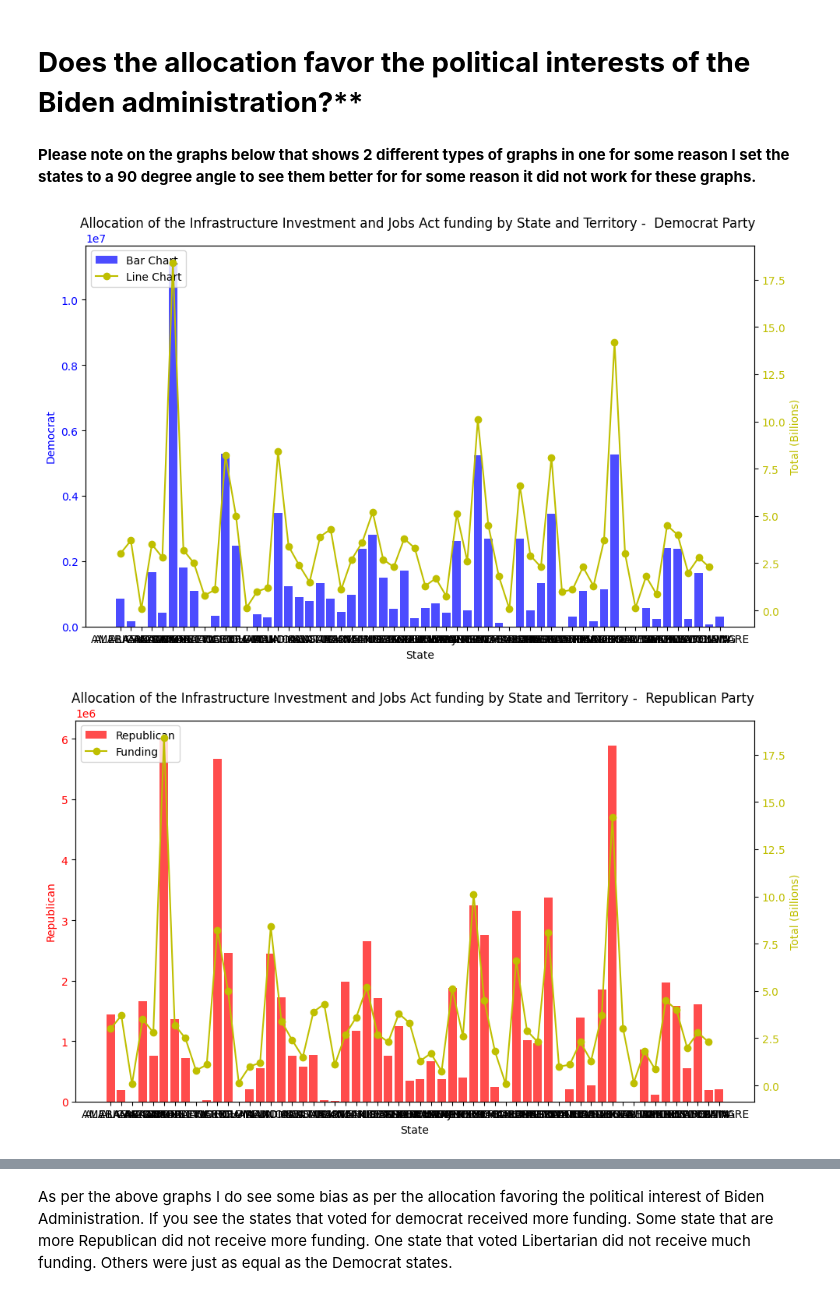
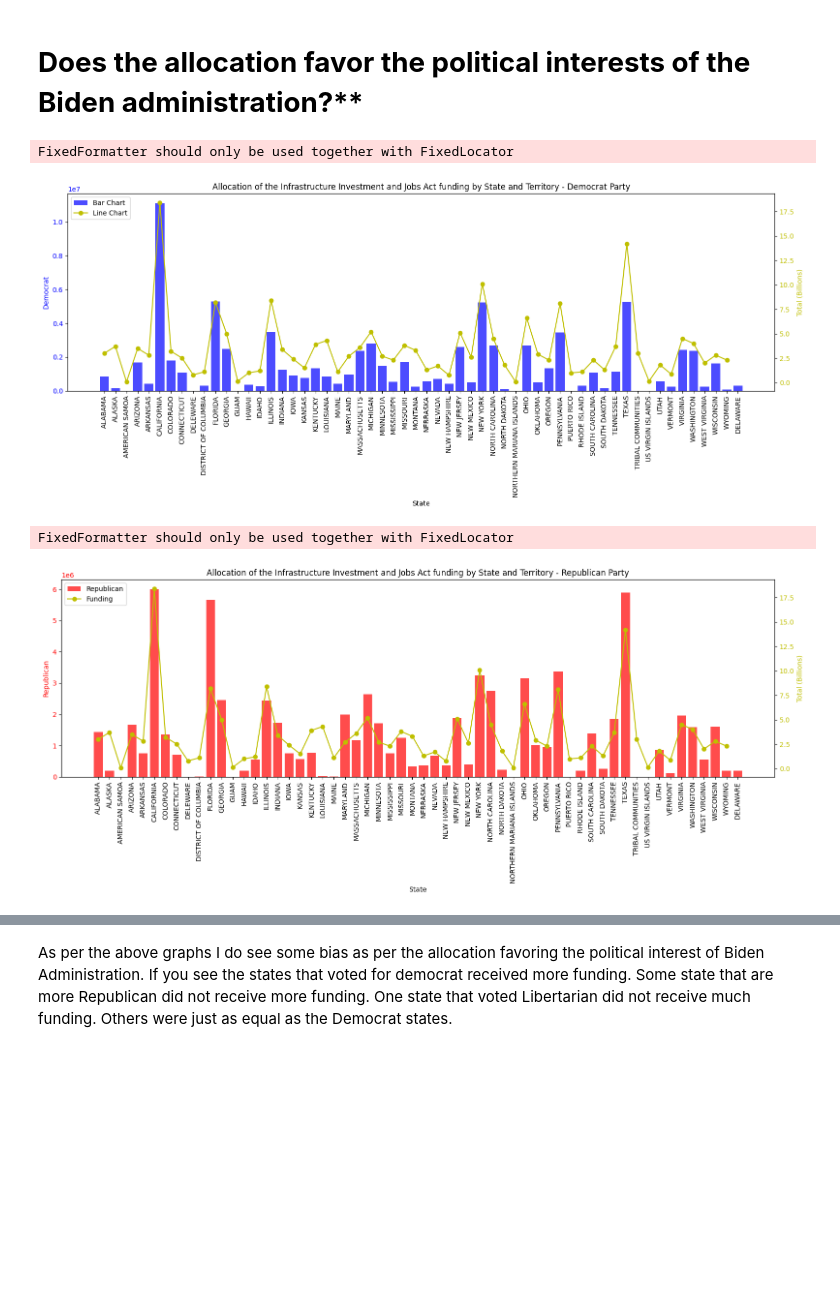
Before and after one commit to enidroman/Data_608_Knowledge_and_Visual_Analytics, a Jupyter notebook: Enid_Roman_Data_608_Story_1_Infrastructure_Investment_&_Jobs_Act_Funding_Allocation.ipynb, the cells around one changed output, grey strips where cells are left out. Saved outputs shown, nothing was run; the diff lists cells and outputs as text; code cells hidden in the pictures; blank space fills up the shorter version.

```diff
--- a/Enid_Roman_Data_608_Story_1_Infrastructure_Investment_&_Jobs_Act_Funding_Allocation.ipynb
+++ b/Enid_Roman_Data_608_Story_1_Infrastructure_Investment_&_Jobs_Act_Funding_Allocation.ipynb
@@ -306,44 +306,47 @@ As per the graph above, I don't see any bias in the allocation of funds that wer
 #**Question 2**
 # %% [markdown]
 # **Does the allocation favor the political interests of the Biden administration?****
-# %% [markdown]
-**Please note on the graphs below that shows 2 different types of graphs in one for some reason I set the states to a 90 degree angle to see them better for for some reason it did not work for these graphs.**
 # %%
+import matplotlib.pyplot as plt
+
 # Create a figure with two subplots
-fig, ax1 = plt.subplots(figsize=(10, 6))
+fig, ax1 = plt.subplots(figsize=(16, 7))
 
 # Create the bar chart on the left axis
 ax1.bar(df_merged_all['State'], df_merged_all['Democrat'], color='b', alpha=0.7, label='Bar Chart')
 ax1.set_xlabel('State')
 ax1.set_ylabel('Democrat', color='b')
 ax1.tick_params(axis='y', labelcolor='b')
 
+# Rotate the x-axis labels for the bar chart
+ax1.set_xticklabels(df_merged_all['State'], rotation=90)  # Rotate the x-axis labels
+
 # Create a second y-axis on the right for the line chart
 ax2 = ax1.twinx()
 ax2.plot(df_merged_all['State'], df_merged_all['Total (Billions)'], color='y', marker='o', linestyle='-', label='Line Chart')
 ax2.set_ylabel('Total (Billions)', color='y')
 ax2.tick_params(axis='y', labelcolor='y')
-
-# Rotate the x-axis labels
-plt.xticks(rotation=90)  # Adjust the rotation angle as needed
 
 # Add a legend
 lines1, labels1 = ax1.get_legend_handles_labels()
 lines2, labels2 = ax2.get_legend_handles_labels()
 lines = lines1 + lines2
 labels = labels1 + labels2
 ax1.legend(lines, labels, loc='upper left')
 
 # Add a title
-plt.title('Allocation of the Infrastructure Investment and Jobs Act funding by State and Territory -  Democrat Party ')
+plt.title('Allocation of the Infrastructure Investment and Jobs Act funding by State and Territory - Democrat Party')
 
 plt.tight_layout()
 plt.show()
 # %% [output]
+FixedFormatter should only be used together with FixedLocator
-[figure, old version]
+[figure, new version]
 # %%
+import matplotlib.pyplot as plt
+
 # Create a figure with two subplots
-fig, ax1 = plt.subplots(figsize=(10, 6))
+fig, ax1 = plt.subplots(figsize=(16, 7))
 
 # Create the bar chart on the left axis
 ax1.bar(df_merged_all['State'], df_merged_all['Republican'], color='r', alpha=0.7, label='Republican')
@@ -351,14 +354,14 @@ ax1.set_xlabel('State')
 ax1.set_ylabel('Republican', color='r')
 ax1.tick_params(axis='y', labelcolor='r')
 
+# Rotate the x-axis labels for the bar chart
+ax1.set_xticklabels(df_merged_all['State'], rotation=90)  # Rotate the x-axis labels
+
 # Create a second y-axis on the right for the line chart
 ax2 = ax1.twinx()
 ax2.plot(df_merged_all['State'], df_merged_all['Total (Billions)'], color='y', marker='o', linestyle='-', label='Funding')
 ax2.set_ylabel('Total (Billions)', color='y')
 ax2.tick_params(axis='y', labelcolor='y')
-
-# Rotate the x-axis labels
-plt.xticks(rotation=90)  # Adjust the rotation angle as needed
 
 # Add a legend
 lines1, labels1 = ax1.get_legend_handles_labels()
@@ -368,10 +371,11 @@ labels = labels1 + labels2
 ax1.legend(lines, labels, loc='upper left')
 
 # Add a title
-plt.title('Allocation of the Infrastructure Investment and Jobs Act funding by State and Territory -  Republican Party ')
+plt.title('Allocation of the Infrastructure Investment and Jobs Act funding by State and Territory - Republican Party')
 
 plt.tight_layout()
 plt.show()
 # %% [output]
+FixedFormatter should only be used together with FixedLocator
-[figure, old version]
+[figure, new version]
 # %%
```
Also changed, not shown: parts of 2 cells of this notebook.
